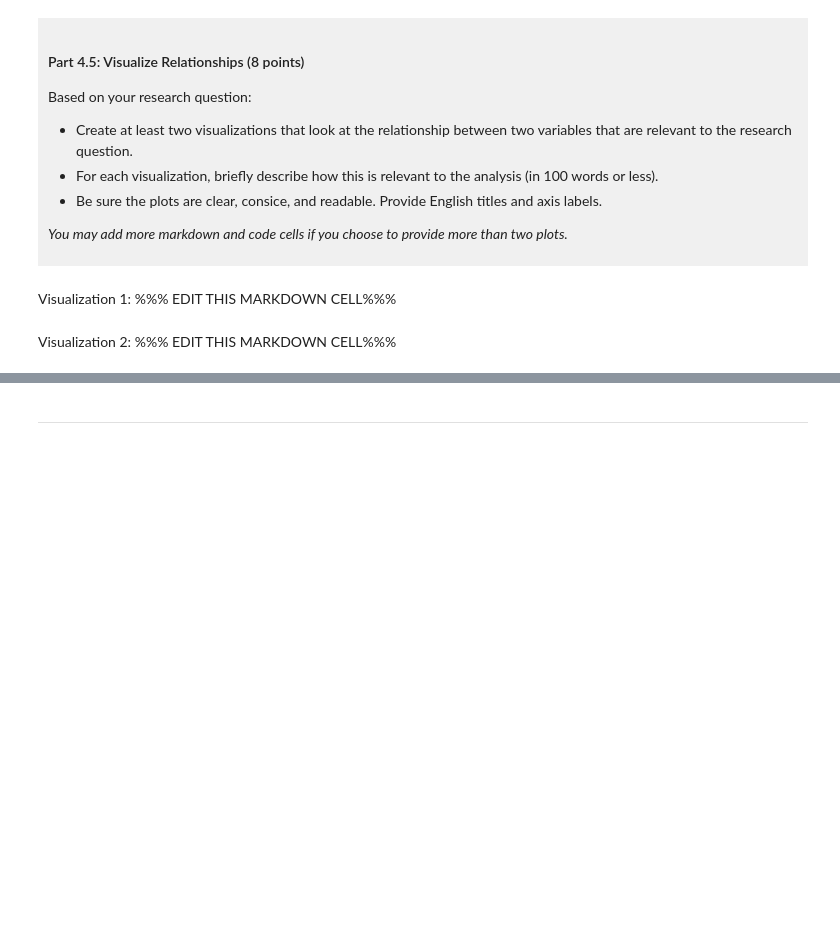
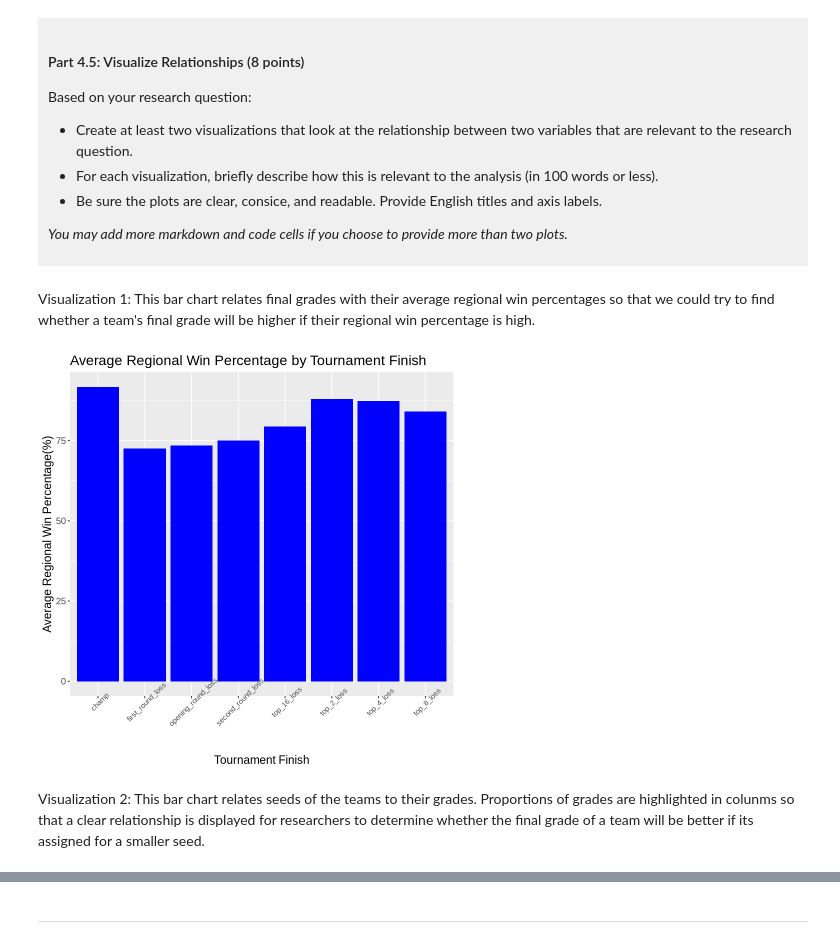
Before and after one commit to mysteriousMAXX/dsci-100-project-ChengyuanGao, a Jupyter notebook: dsci-100-project-notebook.ipynb, the cells around one changed output, grey strips where cells are left out. Cells and saved outputs as stored; diff of their text form; code cells hidden in the pictures; blank space fills up the shorter version.

```diff
--- a/dsci-100-project-notebook.ipynb
+++ b/dsci-100-project-notebook.ipynb
@@ -308,9 +368,22 @@ Based on your research question:
 *You may add more markdown and code cells if you choose to provide more than two plots.*
 </div>
 # %% [markdown]
-Visualization 1: %%% EDIT THIS MARKDOWN CELL%%%
+Visualization 1: This bar chart relates final grades with their average regional win percentages so that we could try to find whether a team's final grade will be higher if their regional win percentage is high.
 # %%
-### EDIT THIS CODE CELL FOR VISUALIZATION 1###
+avg_finish <- selected_data|>
+    group_by(tourney_finish)|>
+    summarise(avg_reg_wins_pct = mean(reg_wins_pct, na.rm = TRUE))
+
+avg_finish_plot <- avg_finish|>
+    ggplot(aes(x=tourney_finish, y=avg_reg_wins_pct)) +
+    geom_col(fill="blue")+
+    labs(title = "Average Regional Win Percentage by Tournament Finish",
+    x="Tournament Finish",
+    y="Average Regional Win Percentage(%)")+
+    theme(text = element_text(size = 14),axis.text.x = element_text(size=9, angle =45))
+avg_finish_plot
+# %% [output]
+[figure, added]
 # %% [markdown]
-Visualization 2: %%% EDIT THIS MARKDOWN CELL%%%
+Visualization 2: This bar chart relates seeds of the teams to their grades. Proportions of grades are highlighted in colunms so that a clear relationship is displayed for researchers to determine whether the final grade of a team will be better if its assigned for a smaller seed.
 # %%
```
Also changed, not shown: parts of 10 cells of this notebook.
